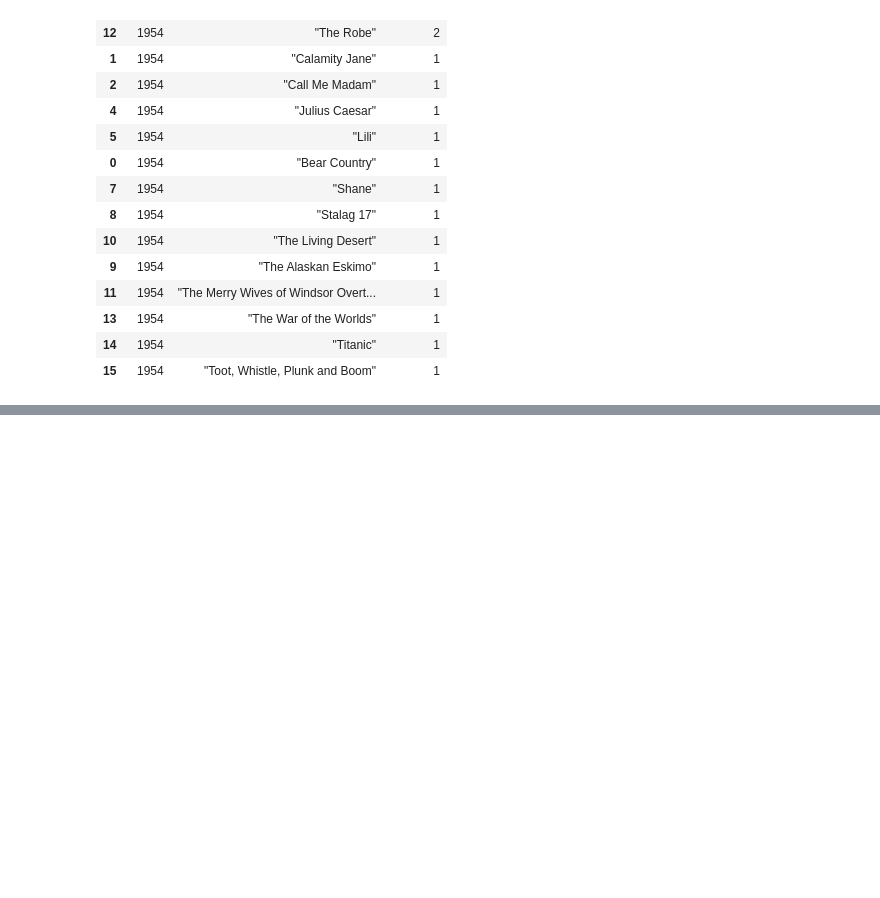
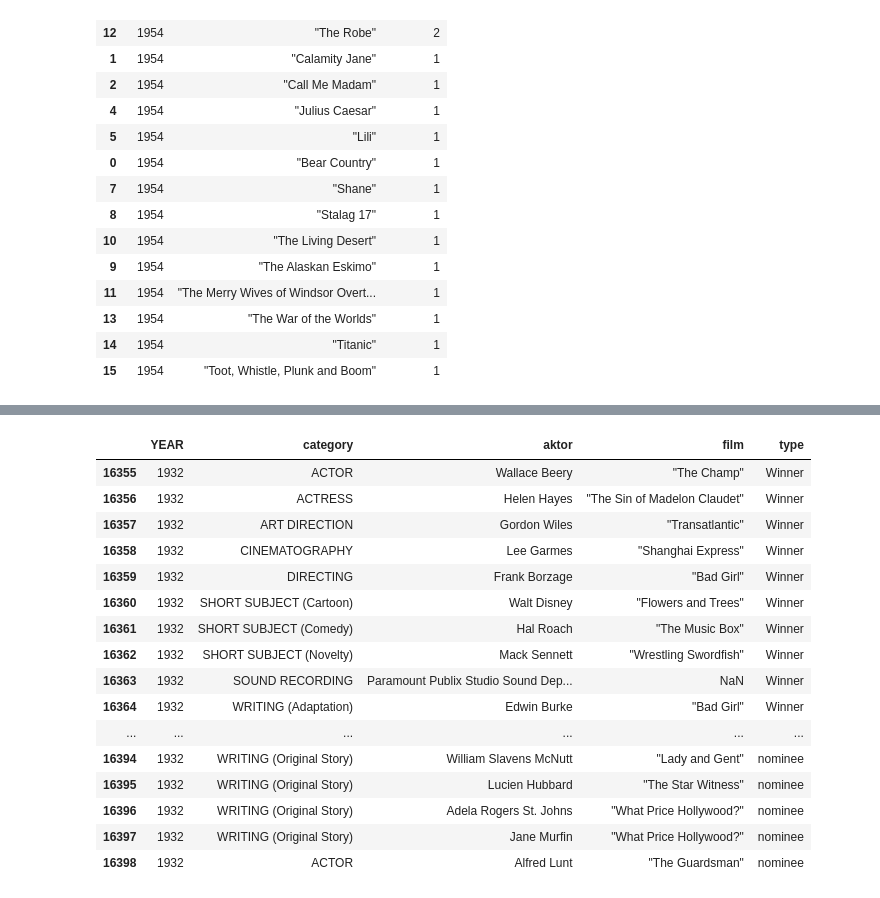
Before and after one commit to KawiorPL/FlaskApp, a Jupyter notebook: Untitled.ipynb, the cells around one changed output, grey strips where cells are left out. Saved outputs shown, nothing was run; the diff lists cells and outputs as text; code cells hidden in the pictures; blank space fills up the shorter version.

```diff
--- a/Untitled.ipynb
+++ b/Untitled.ipynb
@@ -1447,0 +1530,20 @@ df.loc[df['type'] == 'Winner'][['YEAR','category','film']].drop_duplicates().gro
+# %%
+data[data['YEAR']==1932]
+# %% [output]
+|  | YEAR | category | aktor | film | type |
+| 16355 | 1932 | ACTOR | Wallace Beery | "The Champ" | Winner |
+| 16356 | 1932 | ACTRESS | Helen Hayes | "The Sin of Madelon Claudet" | Winner |
+| 16357 | 1932 | ART DIRECTION | Gordon Wiles | "Transatlantic" | Winner |
+| 16358 | 1932 | CINEMATOGRAPHY | Lee Garmes | "Shanghai Express" | Winner |
+| 16359 | 1932 | DIRECTING | Frank Borzage | "Bad Girl" | Winner |
+| 16360 | 1932 | SHORT SUBJECT (Cartoon) | Walt Disney | "Flowers and Trees" | Winner |
+| 16361 | 1932 | SHORT SUBJECT (Comedy) | Hal Roach | "The Music Box" | Winner |
+| 16362 | 1932 | SHORT SUBJECT (Novelty) | Mack Sennett | "Wrestling Swordfish" | Winner |
+| 16363 | 1932 | SOUND RECORDING | Paramount Publix Studio Sound Dep... | NaN | Winner |
+| 16364 | 1932 | WRITING (Adaptation) | Edwin Burke | "Bad Girl" | Winner |
+| ... | ... | ... | ... | ... | ... |
+| 16394 | 1932 | WRITING (Original Story) | William Slavens McNutt | "Lady and Gent" | nominee |
+| 16395 | 1932 | WRITING (Original Story) | Lucien Hubbard | "The Star Witness" | nominee |
+| 16396 | 1932 | WRITING (Original Story) | Adela Rogers St. Johns | "What Price Hollywood?" | nominee |
+| 16397 | 1932 | WRITING (Original Story) | Jane Murfin | "What Price Hollywood?" | nominee |
+| 16398 | 1932 | ACTOR | Alfred Lunt | "The Guardsman" | nominee |
```
Also changed, not shown: parts of 6 cells of this notebook, 5 other files.
